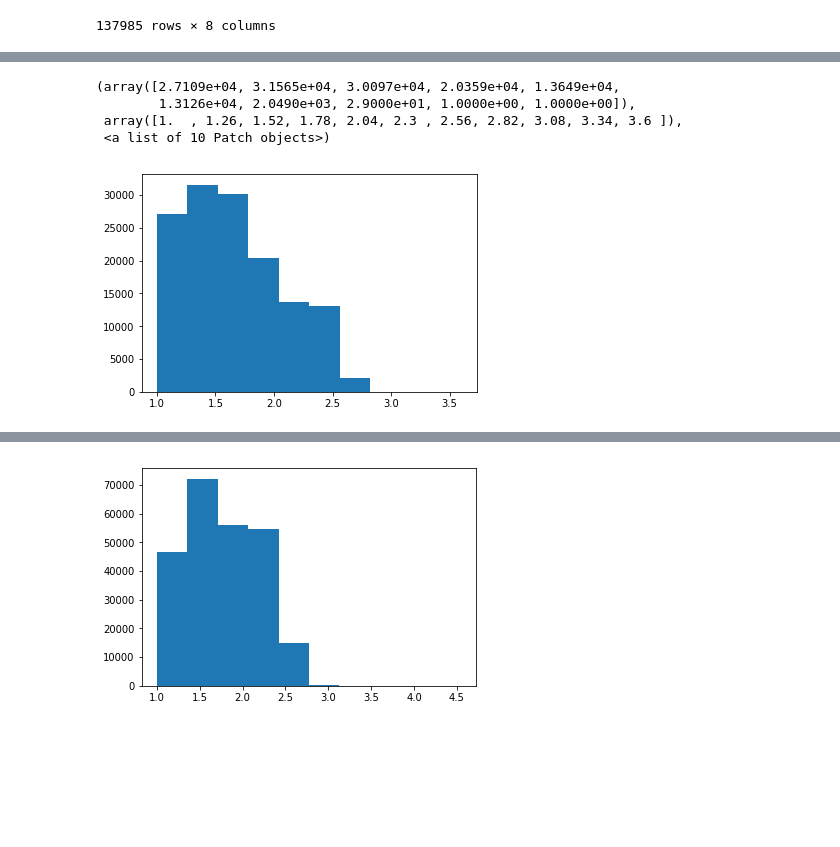
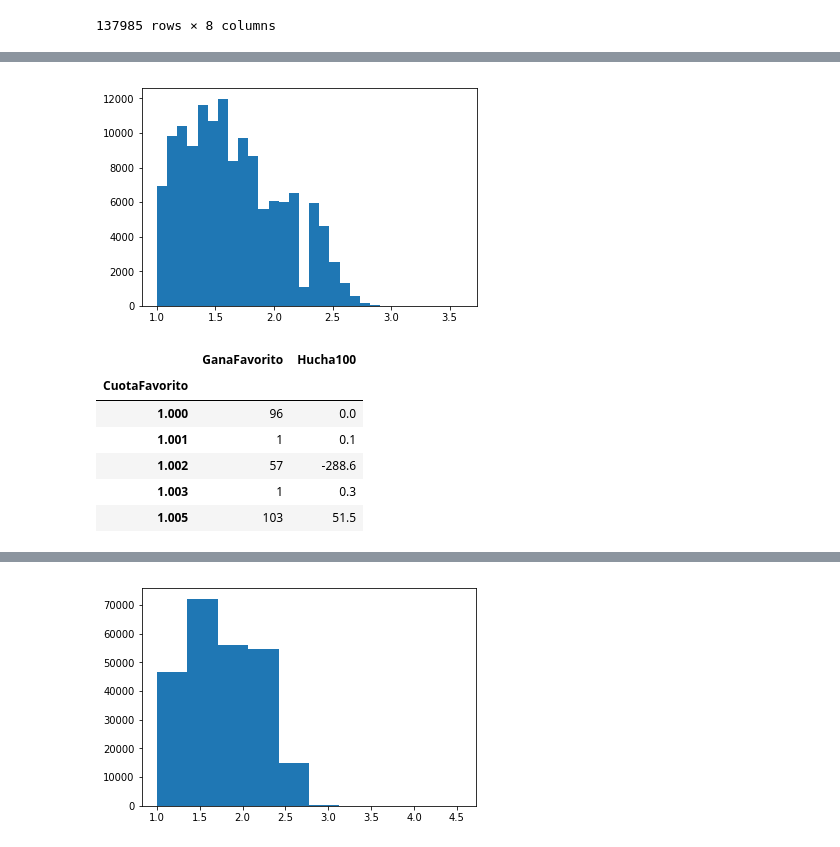
Before and after one commit to franciscojdiezc/TFM, a Jupyter notebook: 2. Hucha.ipynb, the cells around one changed output, grey strips where cells are left out. Drawn from its saved outputs; the diff is of its cells as text; code cells hidden in the pictures; blank space fills up the shorter version.

```diff
--- a/2. Hucha.ipynb
+++ b/2. Hucha.ipynb
@@ -49,5 +48,5 @@ dtype: object
 # %%
-sports['Hucha100'] = np.where(sports['GanaFavorito'] == 1, sports['CuotaFavorito']*100-100, -100)
+sports['Hucha100'] = np.where(sports['GanaFavorito'] == 1, sports['CuotaFavorito']*10-10, -10)
 # %%
 sports.head()
 # %% [output]
@@ -63,0 +63,2 @@ sports['Hucha100'].sum()
+# %%
+sports['HuchaB'] = np.where(sports['GanaFavorito'] == 1, (sports['CuotaFavorito']*sports['Probabilidad']/100)-(sports['Probabilidad']/100), -sports['Probabilidad']/100)
@@ -91,10 +158,7 @@ favoritos
 # %%
 x2 = favoritos['CuotaFavorito']
 # %%
-plt.hist(x2)
+plt.hist(x2, bins=30)
+plt.show()
 # %% [output]
-(array([2.7109e+04, 3.1565e+04, 3.0097e+04, 2.0359e+04, 1.3649e+04,
-        1.3126e+04, 2.0490e+03, 2.9000e+01, 1.0000e+00, 1.0000e+00]),
- array([1.  , 1.26, 1.52, 1.78, 2.04, 2.3 , 2.56, 2.82, 3.08, 3.34, 3.6 ]),
- <a list of 10 Patch objects>)
-[figure, old version]
+[figure, new version]
@@ -100,0 +167,10 @@ plt.hist(x2)
+# %%
+agrupado.head()
+# %% [output]
+|  | GanaFavorito | Hucha100 |
+| CuotaFavorito |  |  |
+| 1.000 | 96 | 0.0 |
+| 1.001 | 1 | 0.1 |
+| 1.002 | 57 | -288.6 |
+| 1.003 | 1 | 0.3 |
+| 1.005 | 103 | 51.5 |
```
Also changed, not shown: parts of 17 cells of this notebook.
